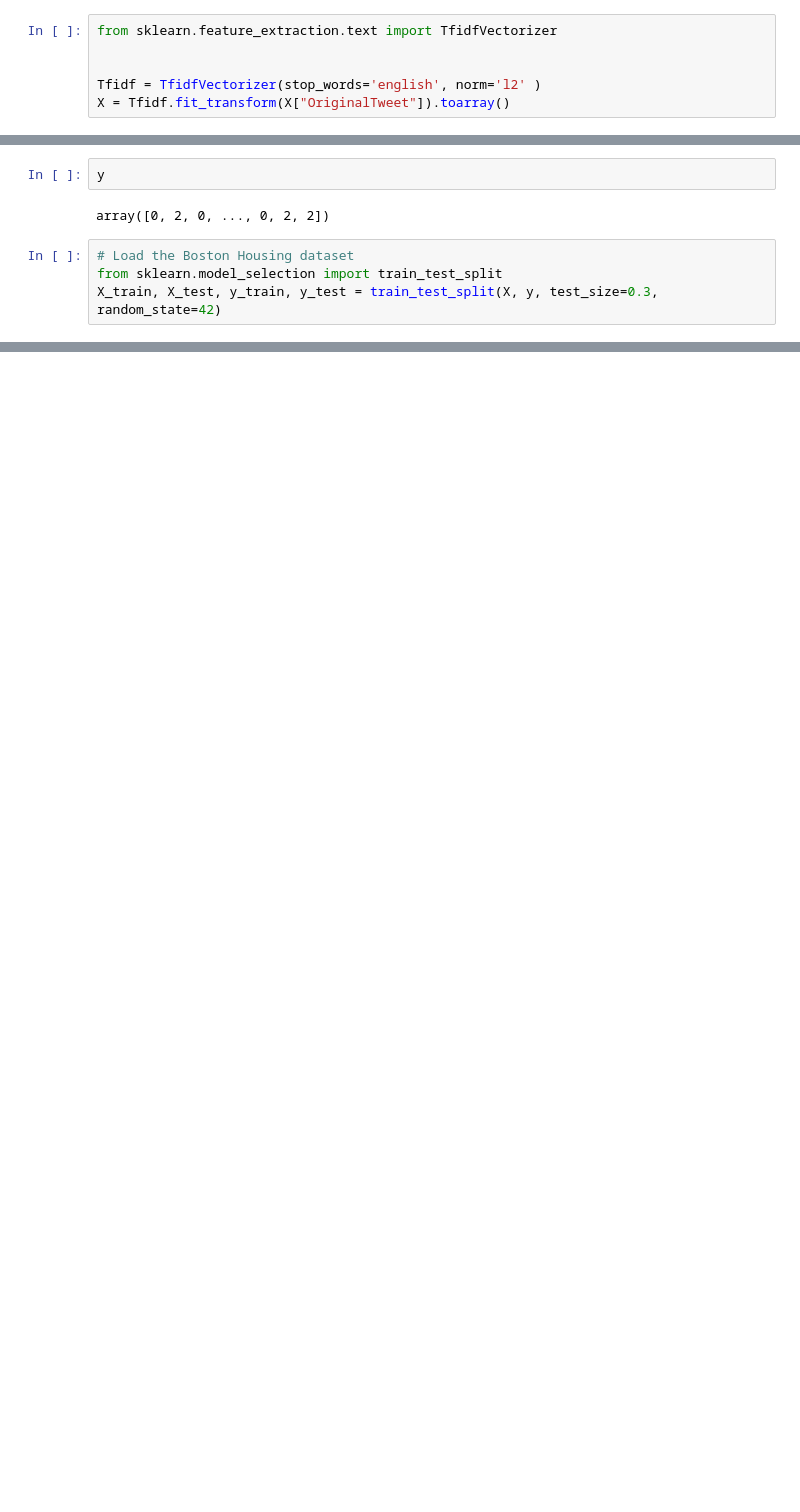
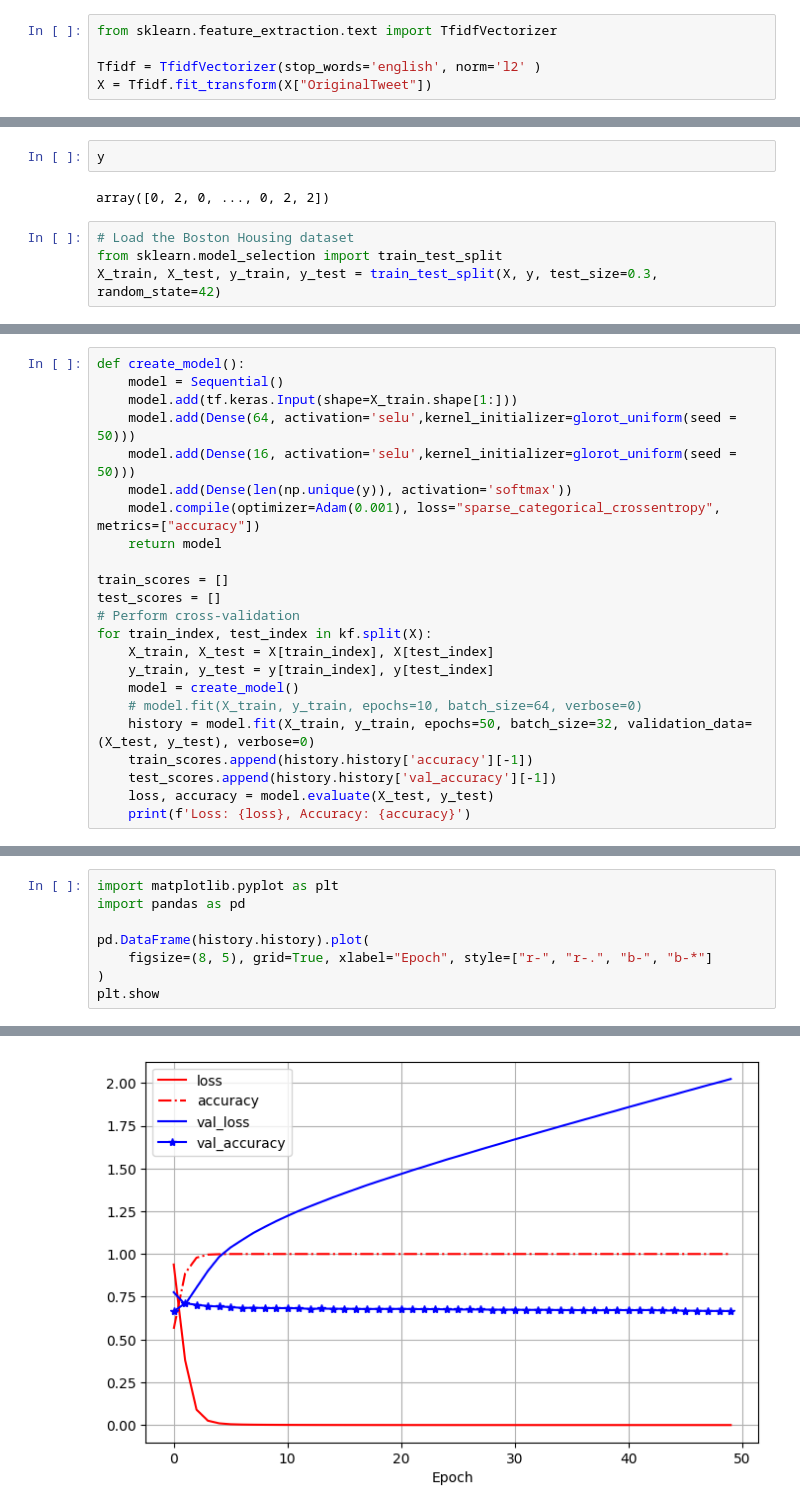
Before and after one commit to Zander404/IA, a Jupyter notebook: RedeNeural/layout_classification_keras.ipynb, the cells around one changed output, grey strips where cells are left out. Saved outputs shown, nothing was run; the diff lists cells and outputs as text; blank space fills up the shorter version.

```diff
--- a/RedeNeural/layout_classification_keras.ipynb
+++ b/RedeNeural/layout_classification_keras.ipynb
@@ -136,9 +135,8 @@ y = data["Sentiment"]
 # %%
 from sklearn.feature_extraction.text import TfidfVectorizer
 
-
 Tfidf = TfidfVectorizer(stop_words='english', norm='l2' )
-X = Tfidf.fit_transform(X["OriginalTweet"]).toarray()
+X = Tfidf.fit_transform(X["OriginalTweet"])
 # %%
 from sklearn.preprocessing import  LabelEncoder
 
@@ -174,0 +276,23 @@ X_test_scaled = scaler.transform(X_test)
+# %%
+def create_model():
+    model = Sequential()
+    model.add(tf.keras.Input(shape=X_train.shape[1:]))
+    model.add(Dense(64, activation='selu',kernel_initializer=glorot_uniform(seed = 50)))
+    model.add(Dense(16, activation='selu',kernel_initializer=glorot_uniform(seed = 50)))
+    model.add(Dense(len(np.unique(y)), activation='softmax'))
+    model.compile(optimizer=Adam(0.001), loss="sparse_categorical_crossentropy", metrics=["accuracy"])
+    return model
+
+train_scores = []
+test_scores = []
+# Perform cross-validation
+for train_index, test_index in kf.split(X):
+    X_train, X_test = X[train_index], X[test_index]
+    y_train, y_test = y[train_index], y[test_index]
+    model = create_model()
+    # model.fit(X_train, y_train, epochs=10, batch_size=64, verbose=0)
+    history = model.fit(X_train, y_train, epochs=50, batch_size=32, validation_data=(X_test, y_test), verbose=0)
+    train_scores.append(history.history['accuracy'][-1])
+    test_scores.append(history.history['val_accuracy'][-1])
+    loss, accuracy = model.evaluate(X_test, y_test)
+    print(f'Loss: {loss}, Accuracy: {accuracy}')
@@ -174,0 +310,9 @@ X_test_scaled = scaler.transform(X_test)
+# %%
+import matplotlib.pyplot as plt
+import pandas as pd
+
+pd.DataFrame(history.history).plot(
+    figsize=(8, 5), grid=True, xlabel="Epoch", style=["r-", "r-.", "b-", "b-*"]
+)
+plt.show
+# %% [output]
@@ -174,0 +320 @@ X_test_scaled = scaler.transform(X_test)
+[figure, added]
```
Also changed, not shown: parts of 29 cells of this notebook, 5 other files.
